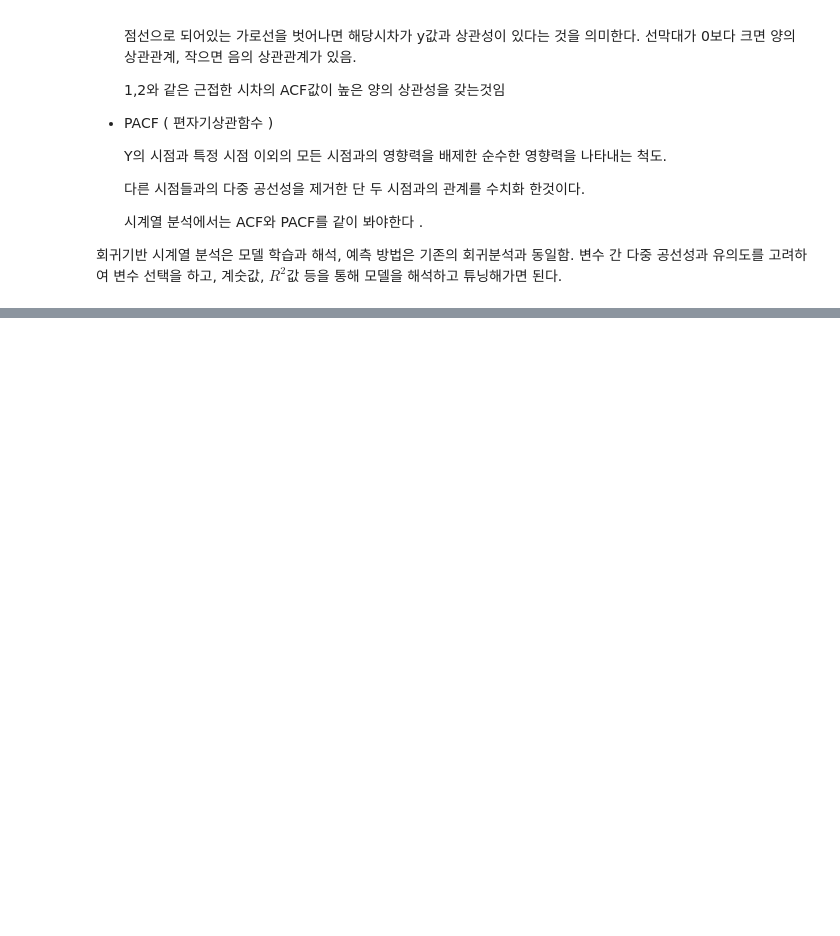
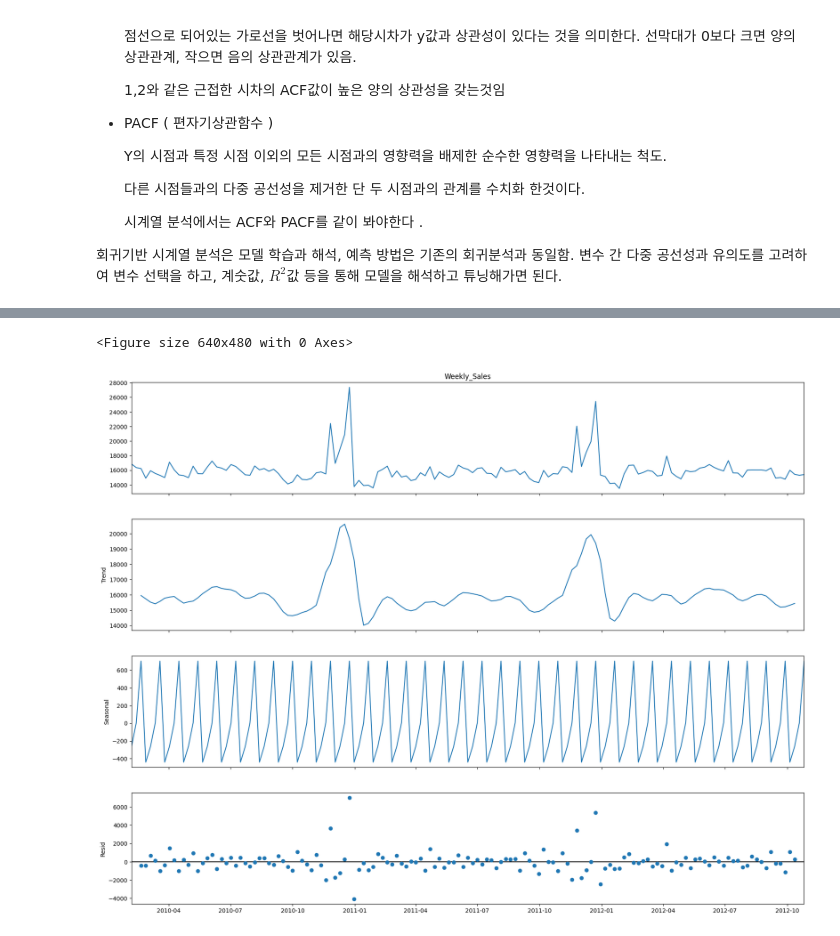
Before and after one commit to hamin971231/Mega_Data_Analysis, a Jupyter notebook: # 연습/스터디/스터디(8)_시계열분석.ipynb, the cells around one changed output, grey strips where cells are left out. Drawn from its saved outputs; the diff is of its cells as text; code cells hidden in the pictures; blank space fills up the shorter version.

```diff
--- a/# 연습/스터디/스터디(8)_시계열분석.ipynb
+++ b/# 연습/스터디/스터디(8)_시계열분석.ipynb
@@ -126,0 +151,3 @@ but 보통 시계열 데이터는 추세를 가지고 있으며, 일정한 패
+# %%
+df = pd.read_csv('walmart_cleaned.csv')
+df.head()
@@ -126,0 +232,8 @@ but 보통 시계열 데이터는 추세를 가지고 있으며, 일정한 패
+# %%
+## 시계열 분해용 데이터 셋 생성
+
+timeSeries_decomp = df_agg.loc[:,['Date2','Weekly_Sales']]
+timeSeries_decomp.index=timeSeries_decomp.Date2
+ts_decomp = timeSeries_decomp.drop('Date2',axis=1)
+
+ts_decomp.head()
@@ -126,0 +248,33 @@ but 보통 시계열 데이터는 추세를 가지고 있으며, 일정한 패
+# %%
+# 시계열 분해 시각화
+
+# period = 월별은 12 , 주별은 4 , 일별은 7
+
+## 근데 여기선 주별로 나누겠다 .
+## 가법모델 사용
+## 가법모형은 : 데이터가 선형적이며 독립변수들의 영향이 더해지는 경우 적합하다 .
+## 선형 회귀모델은 가법모형의 한 예임.
+
+## 승법모형은 데이터가비선형적이거나 독립 변수 간의 상호작용이 중요한 경우 적합함.
+## 시계열 분석에서 계절성 ㅛㅇ소가 곱셈적으로 작용하는 경우 승법모형 사용
+
+
+## 모델 해석
+## 가법 모형 : 가법 모형은 각 독립변수의 형향을 상대적으로 쉽게 해석할 수 있음.
+            ## 각 변수의 계수는 해당 변수의 영향을 직접 나타내므로 해석이 용이함.
+
+## 승법모형 : 변수 간의 상호작용을 고려하기 떄문에 변수의 개별 영향을 해석하기 어려울 수 있다.
+
+## 여기서는 그냥 가법모형 ㄱㄱ
+## 주별로 분해하겄다.
+
+decomp = seasonal_decompose(ts_decomp['Weekly_Sales'],model='additive',period=4)
+
+fig= plt.figure()
+fig = decomp.plot()
+fig.set_size_inches(20,15)
+
+plt.show()
+# %% [output]
+<Figure size 640x480 with 0 Axes>
+[figure, added]
```
Also changed, not shown: parts of 13 cells of this notebook, 24 other files.
